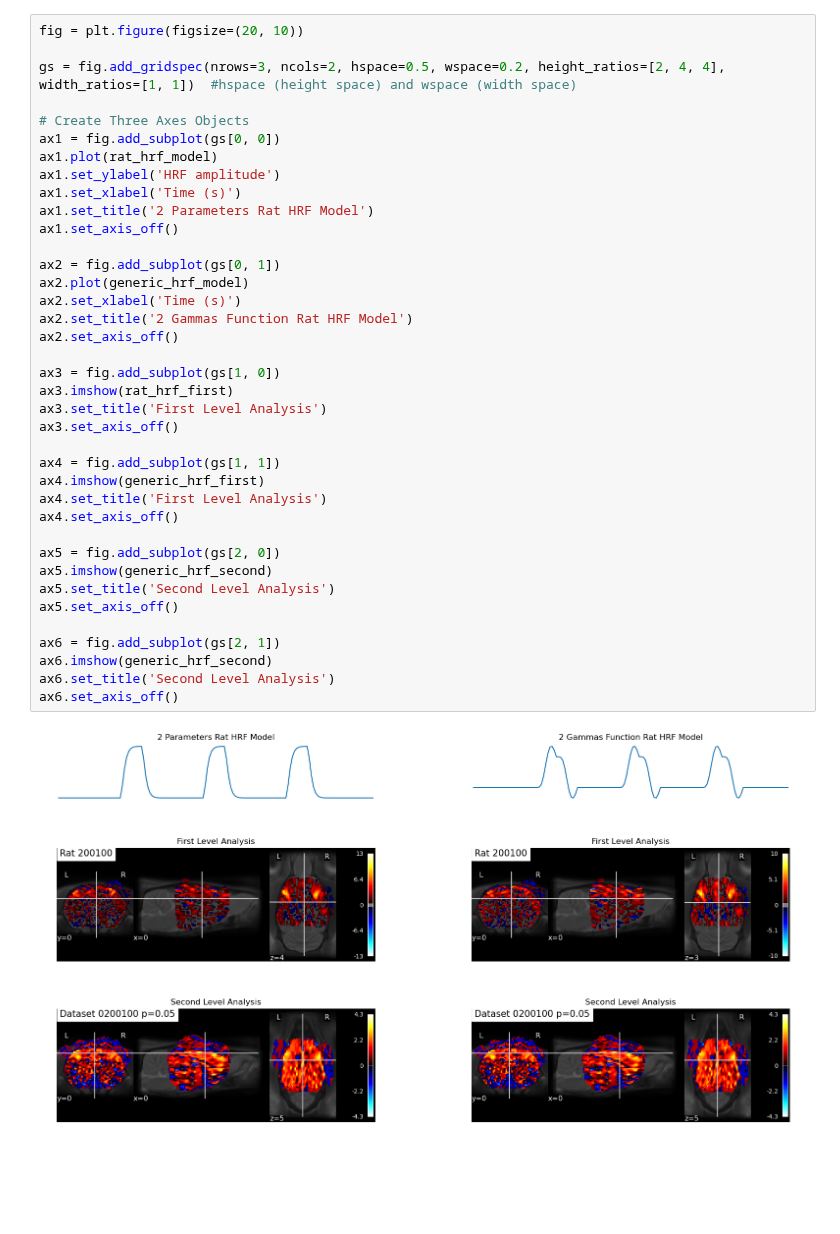
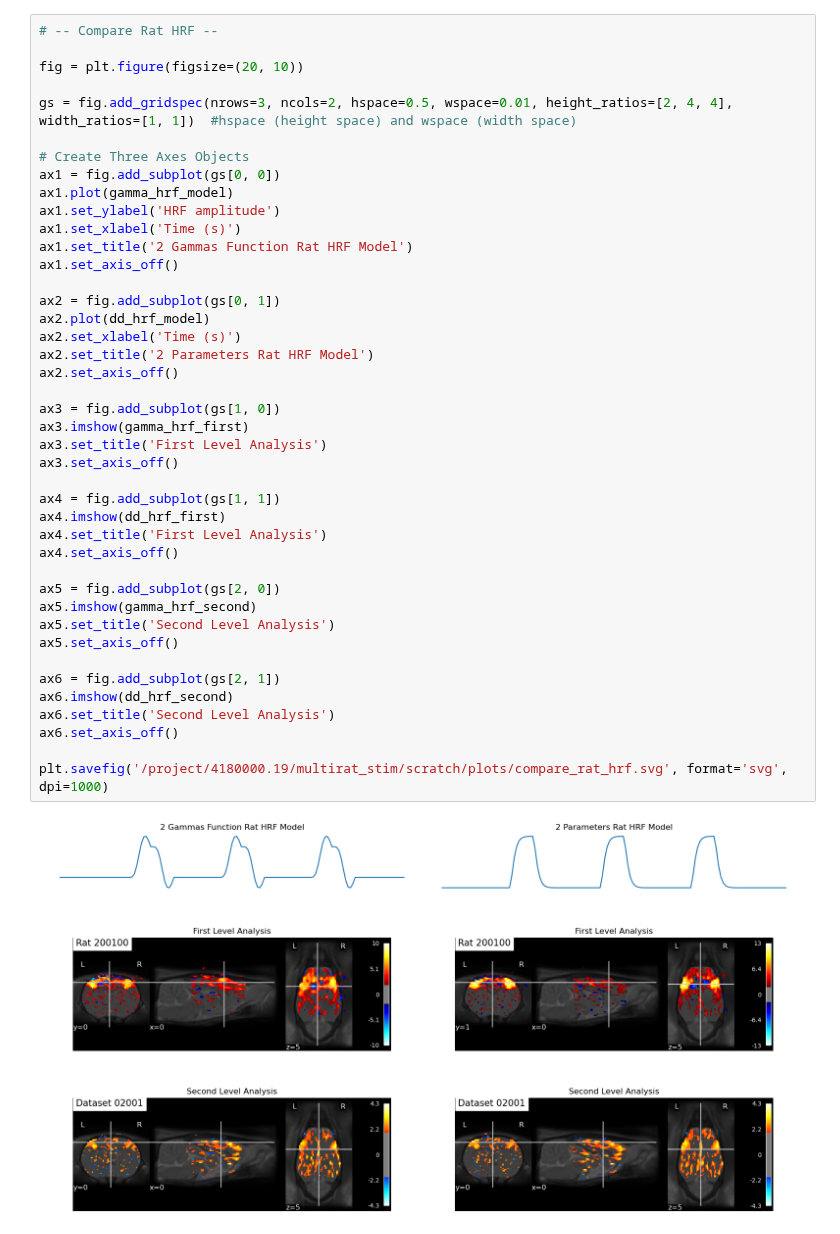
Before and after one commit to grandjeanlab/multirat_se, a Jupyter notebook: asset/figures/compare_hrf.ipynb, the cells around one changed output. Drawn from its saved outputs; the diff is of its cells as text; blank space fills up the shorter version.

Commit message:
fig.2: 2 plots for 1 pannel

```diff
--- a/asset/figures/compare_hrf.ipynb
+++ b/asset/figures/compare_hrf.ipynb
@@ -79,41 +79,45 @@ ax6.set_axis_off()
 # %%
+# -- Compare Rat HRF --
+
 fig = plt.figure(figsize=(20, 10))
 
-gs = fig.add_gridspec(nrows=3, ncols=2, hspace=0.5, wspace=0.2, height_ratios=[2, 4, 4], width_ratios=[1, 1])  #hspace (height space) and wspace (width space)
+gs = fig.add_gridspec(nrows=3, ncols=2, hspace=0.5, wspace=0.01, height_ratios=[2, 4, 4], width_ratios=[1, 1])  #hspace (height space) and wspace (width space)
 
 # Create Three Axes Objects
 ax1 = fig.add_subplot(gs[0, 0])
-ax1.plot(rat_hrf_model)
+ax1.plot(gamma_hrf_model)
 ax1.set_ylabel('HRF amplitude')
 ax1.set_xlabel('Time (s)')
-ax1.set_title('2 Parameters Rat HRF Model')
+ax1.set_title('2 Gammas Function Rat HRF Model')
 ax1.set_axis_off()
 
 ax2 = fig.add_subplot(gs[0, 1])
-ax2.plot(generic_hrf_model)
+ax2.plot(dd_hrf_model)
 ax2.set_xlabel('Time (s)')
-ax2.set_title('2 Gammas Function Rat HRF Model')
+ax2.set_title('2 Parameters Rat HRF Model')
 ax2.set_axis_off()
 
 ax3 = fig.add_subplot(gs[1, 0])
-ax3.imshow(rat_hrf_first)
+ax3.imshow(gamma_hrf_first)
 ax3.set_title('First Level Analysis')
 ax3.set_axis_off()
 
 ax4 = fig.add_subplot(gs[1, 1])
-ax4.imshow(generic_hrf_first)
+ax4.imshow(dd_hrf_first)
 ax4.set_title('First Level Analysis')
 ax4.set_axis_off()
 
 ax5 = fig.add_subplot(gs[2, 0])
-ax5.imshow(generic_hrf_second)
+ax5.imshow(gamma_hrf_second)
 ax5.set_title('Second Level Analysis')
 ax5.set_axis_off()
 
 ax6 = fig.add_subplot(gs[2, 1])
-ax6.imshow(generic_hrf_second)
+ax6.imshow(dd_hrf_second)
 ax6.set_title('Second Level Analysis')
 ax6.set_axis_off()
+
+plt.savefig('/project/4180000.19/multirat_stim/scratch/plots/compare_rat_hrf.svg', format='svg', dpi=1000)
 # %% [output]
-[figure, old version]
+[figure, new version]
 # %%
```
Also changed, not shown: parts of 4 cells of this notebook.
